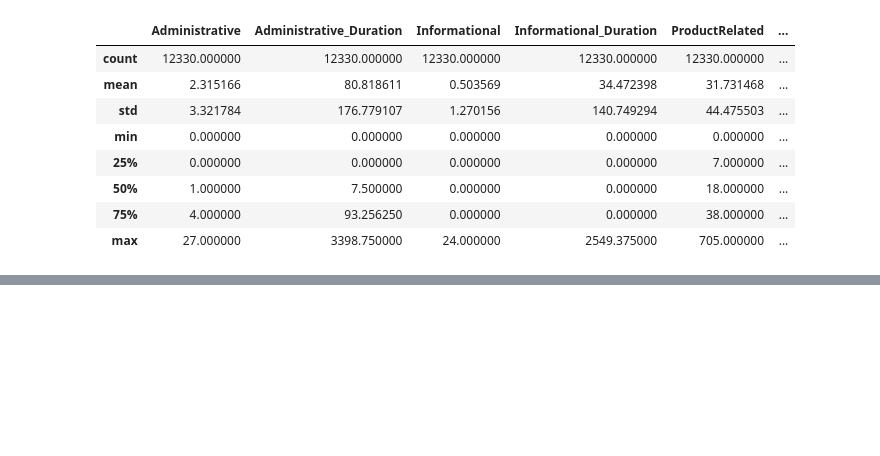
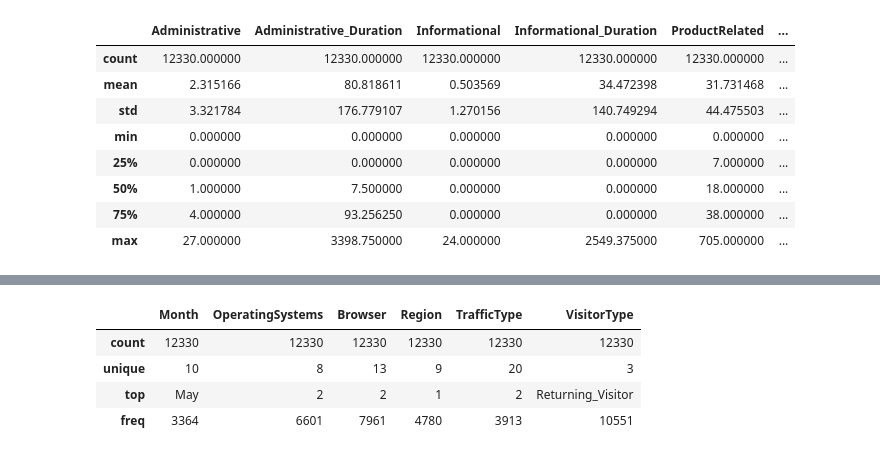
Before and after one commit to glgunderson/INFOB2DA-PA2, a Jupyter notebook: pa2.ipynb, the cells around one changed output, grey strips where cells are left out. Drawn from its saved outputs; the diff is of its cells as text; code cells hidden in the pictures; blank space fills up the shorter version.

Commit message:
Summary statistics by feature type (numerical, categorical, booleans)

```diff
--- a/pa2.ipynb
+++ b/pa2.ipynb
@@ -50,0 +76,14 @@ memory usage: 1.5+ MB
+# %%
+categorical_features = ['Month', 'OperatingSystems', 'Browser', 'Region', 'TrafficType', 'VisitorType']
+
+for col in categorical_features:
+    df[col] = df[col].astype('category')
+
+# Summary stats for categorical features
+df.describe(include='category')
+# %% [output]
+|  | Month | OperatingSystems | Browser | Region | TrafficType | VisitorType |
+| count | 12330 | 12330 | 12330 | 12330 | 12330 | 12330 |
+| unique | 10 | 8 | 13 | 9 | 20 | 3 |
+| top | May | 2 | 2 | 1 | 2 | Returning_Visitor |
+| freq | 3364 | 6601 | 7961 | 4780 | 3913 | 10551 |
```
Also changed, not shown: parts of 7 cells of this notebook.
